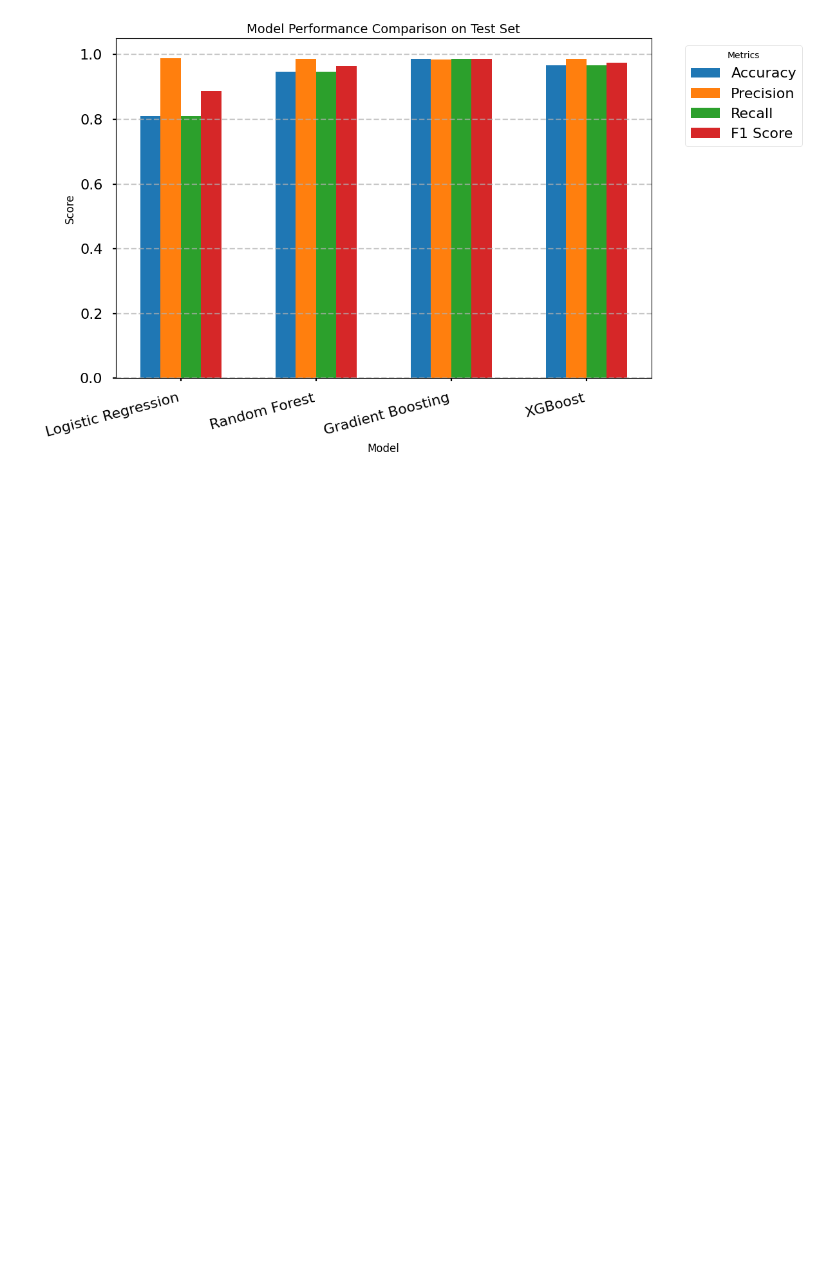
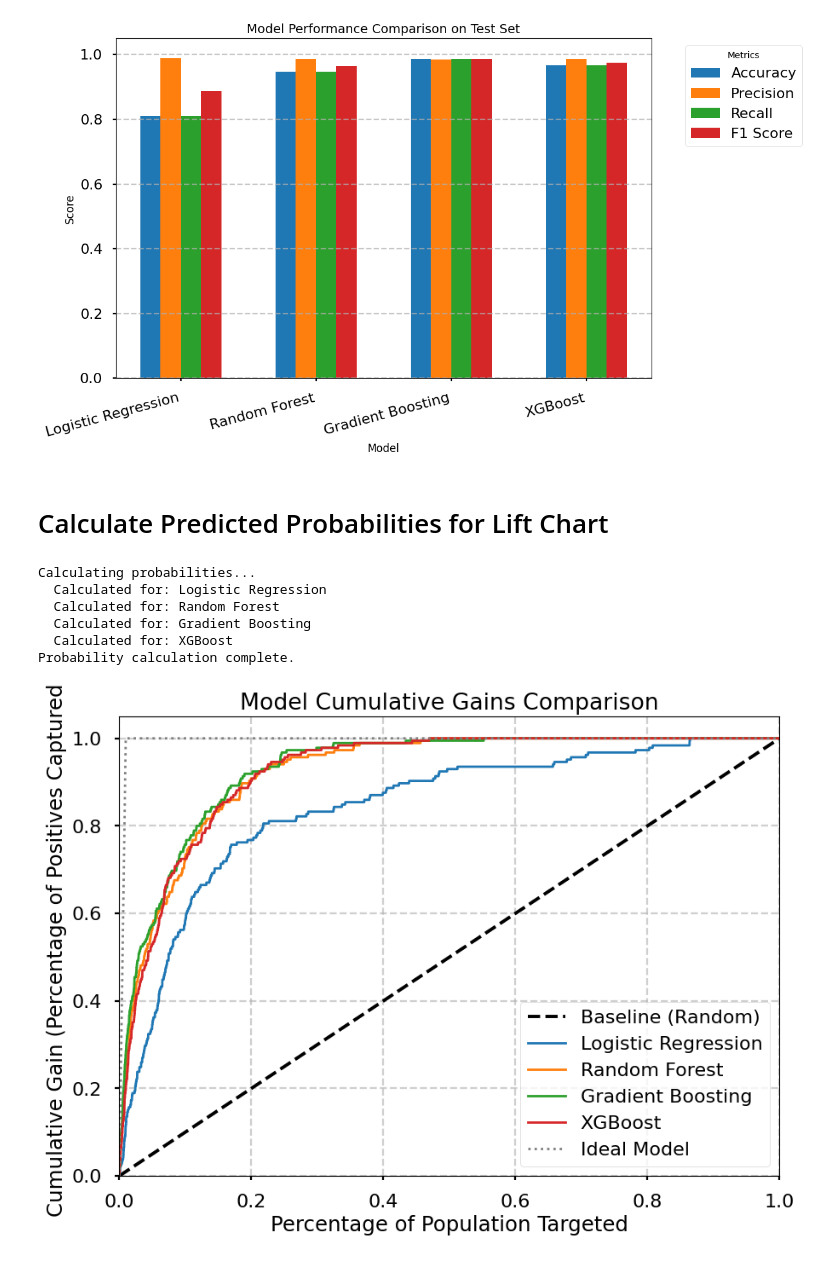
Before and after one commit to kiranbele11/Predicting_Coupon_Redemption_ML, a Jupyter notebook: Train_model1.ipynb, the cells around one changed output. Cells and saved outputs as stored; diff of their text form; code cells hidden in the pictures; blank space fills up the shorter version.

```diff
--- a/Train_model1.ipynb
+++ b/Train_model1.ipynb
@@ -2124,3 +2124,41 @@ else:
     print("results_df not found or is empty. Please run the previous cell first.")
 # %% [output]
 [figure]
+# %% [markdown]
+# Calculate Predicted Probabilities for Lift Chart
+# %%
+
+
+# Ensure models are fitted and X_test, y_test are available
+
+models_for_lift = {
+    'Logistic Regression': logreg,
+    'Random Forest': RNDforest,
+    'Gradient Boosting': grd_boost4,
+    'XGBoost': xgb_model
+}
+
+# Dictionary to store probabilities of the positive class (class 1)
+probabilities = {}
+
+print("Calculating probabilities...")
+for name, model in models_for_lift.items():
+    if hasattr(model, 'predict_proba'):
+        try:
+            # Get probabilities for both classes, select probability for class 1
+            probs = model.predict_proba(X_test)[:, 1]
+            probabilities[name] = probs
+            print(f"  Calculated for: {name}")
+        except Exception as e:
+            print(f"  Error calculating probabilities for {name}: {e}")
+    else:
+        print(f"  Model {name} does not have predict_proba method.")
+
+print("Probability calculation complete.")
+# %% [output]
+Calculating probabilities...
+  Calculated for: Logistic Regression
+  Calculated for: Random Forest
+  Calculated for: Gradient Boosting
+  Calculated for: XGBoost
+Probability calculation complete.
@@ -2126,0 +2225,9 @@ else:
+# %%
+# --- Generate Cumulative Gains Plot ---
+
+if 'probabilities' in locals() and probabilities:
+    plot_cumulative_gain(y_test, probabilities, title='Model Cumulative Gains Comparison')
+else:
+    print("Probabilities dictionary not found or is empty. Please run the previous cells.")
+# %% [output]
+[figure, added]
```
Also changed, not shown: parts of 4 cells of this notebook, 1 other file.
